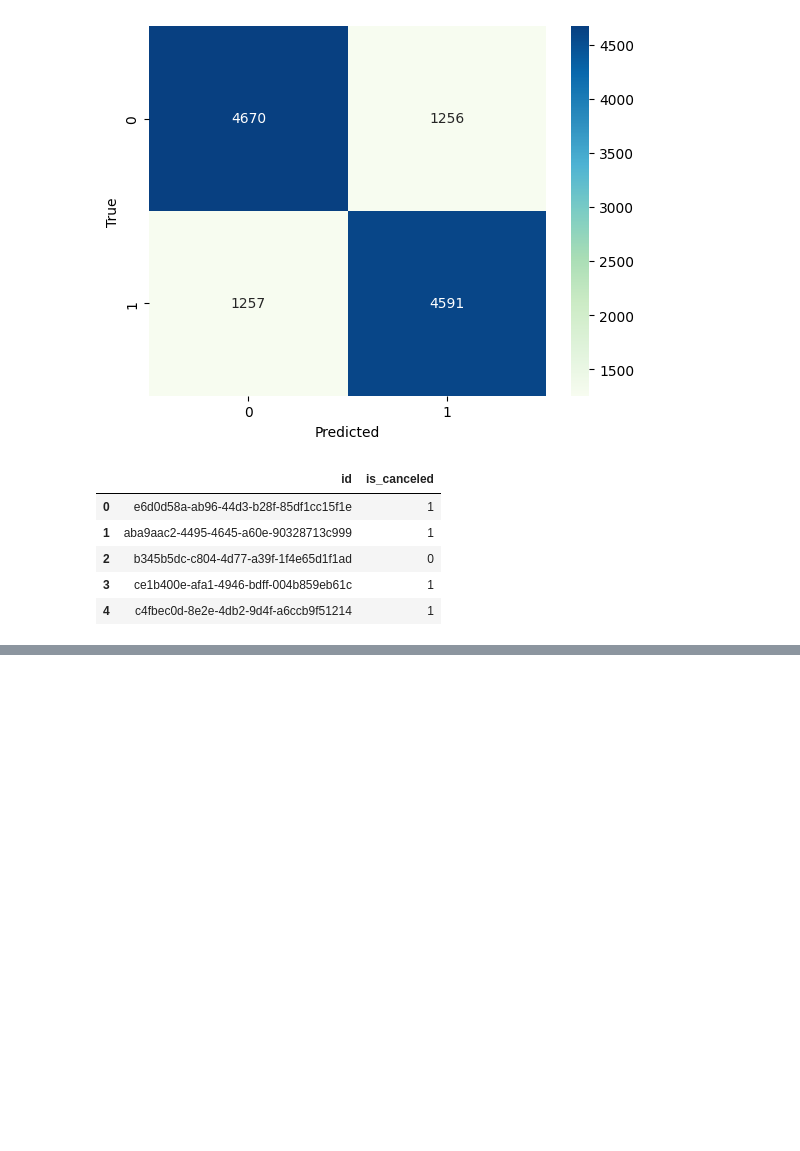
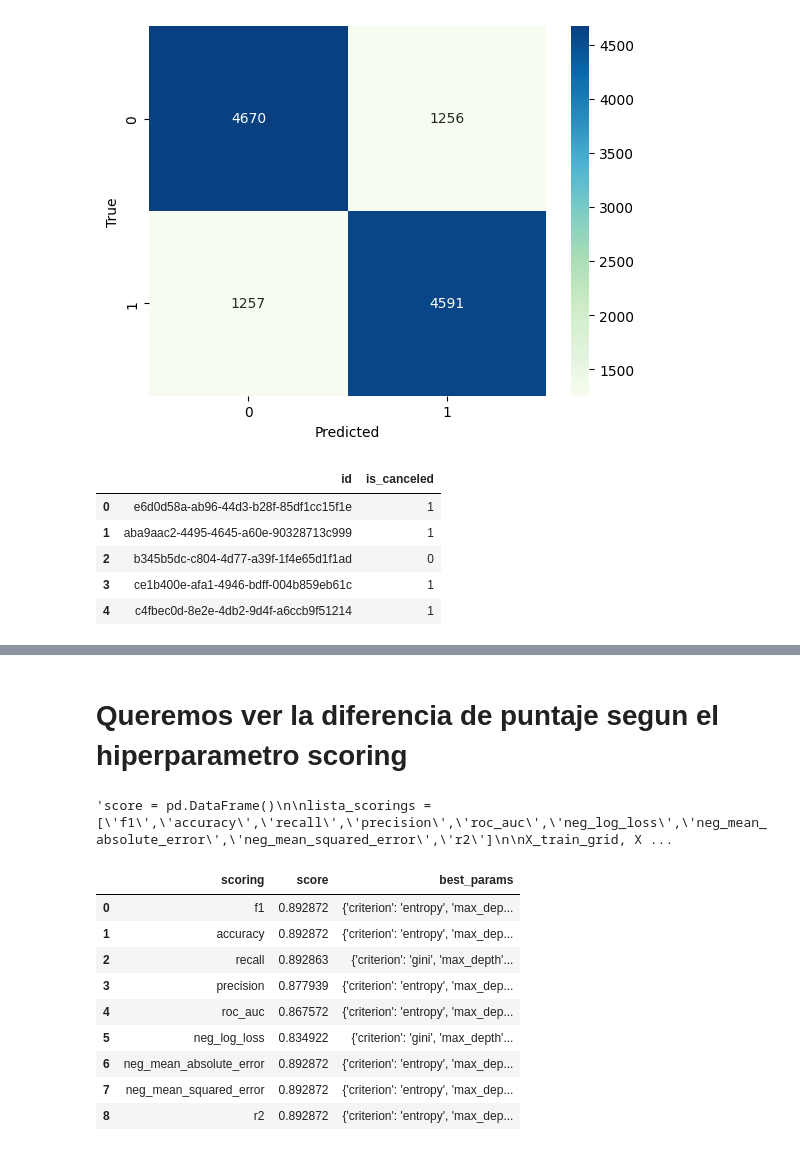
Before and after one commit to franmazzaro/7506R-2C2023-GRUPO39, a Jupyter notebook: 7506R_TP1_GRUPO39_CHP2_ENTREGA.ipynb, the cells around one changed output, grey strips where cells are left out. Cells and saved outputs as stored; diff of their text form; code cells hidden in the pictures; blank space fills up the shorter version.

```diff
--- a/7506R_TP1_GRUPO39_CHP2_ENTREGA.ipynb
+++ b/7506R_TP1_GRUPO39_CHP2_ENTREGA.ipynb
@@ -1197,0 +592,13 @@ how='outer', on='reserved_room_type')
+# %%
+# Normalización Min-Max en los datos de entrenamiento
+scaler = MinMaxScaler()
+X_train_normalized = scaler.fit_transform(a)
+# %%
+# Balanceo de clases (sobremuestreo de la clase minoritaria)
+class_0 = X_train_normalized[b == 0]
+class_1 = X_train_normalized[b == 1]
+
+class_1_oversampled = resample(class_1, replace=True, n_samples=len(class_0), random_state=42)
+
+X_train_balanced = np.vstack((class_0, class_1_oversampled))
+y_train_balanced = np.hstack((b[b == 0], np.ones(len(class_0))))
@@ -1197,0 +681,46 @@ how='outer', on='reserved_room_type')
+# %% [markdown]
+# Queremos ver la diferencia de puntaje segun el hiperparametro scoring
+# %%
+'''score = pd.DataFrame()
+
+lista_scorings = ['f1','accuracy','recall','precision','roc_auc','neg_log_loss','neg_mean_absolute_error','neg_mean_squared_error','r2']
+
+X_train_grid, X_test_grid, y_train_grid, y_test_grid = train_test_split(X_train_balanced, y_train_balanced, test_size=0.2, random_state=42)
+
+for k in lista_scorings:
+
+# Definimos un árbol de decisión con hiperparámetros
+  clf = DecisionTreeClassifier(random_state=42)
+
+  param_grid = {
+    'criterion': ['gini', 'entropy'],
+    'max_depth': [None, 10, 20, 30],
+    'min_samples_split': [2, 5, 10],
+    'min_samples_leaf': [1, 2, 4]
+  }
+
+
+  grid_search = GridSearchCV(clf, param_grid, cv=5, scoring=k, n_jobs=-1)
+
+  # Realizar la búsqueda de hiperparámetros en los datos de entrenamiento balanceados
+  grid_search.fit(X_train_grid, y_train_grid)
+
+  y_pred = grid_search.predict(X_test_grid)
+
+  new_row = {'scoring': k, "score": f1_score(y_test_grid, y_pred), "best_params": grid_search.best_params_}
+  score = score.append(new_row, ignore_index=True)'''
+# %% [output]
+'score = pd.DataFrame()\n\nlista_scorings = [\'f1\',\'accuracy\',\'recall\',\'precision\',\'roc_auc\',\'neg_log_loss\',\'neg_mean_absolute_error\',\'neg_mean_squared_error\',\'r2\']\n\nX_train_grid, X ...
+# %%
+score.head(10)
+# %% [output]
+|  | scoring | score | best_params |
+| 0 | f1 | 0.892872 | {'criterion': 'entropy', 'max_dep... |
+| 1 | accuracy | 0.892872 | {'criterion': 'entropy', 'max_dep... |
+| 2 | recall | 0.892863 | {'criterion': 'gini', 'max_depth'... |
+| 3 | precision | 0.877939 | {'criterion': 'entropy', 'max_dep... |
+| 4 | roc_auc | 0.867572 | {'criterion': 'entropy', 'max_dep... |
+| 5 | neg_log_loss | 0.834922 | {'criterion': 'gini', 'max_depth'... |
+| 6 | neg_mean_absolute_error | 0.892872 | {'criterion': 'entropy', 'max_dep... |
+| 7 | neg_mean_squared_error | 0.892872 | {'criterion': 'entropy', 'max_dep... |
+| 8 | r2 | 0.892872 | {'criterion': 'entropy', 'max_dep... |
```
Also changed, not shown: parts of 116 cells of this notebook.
